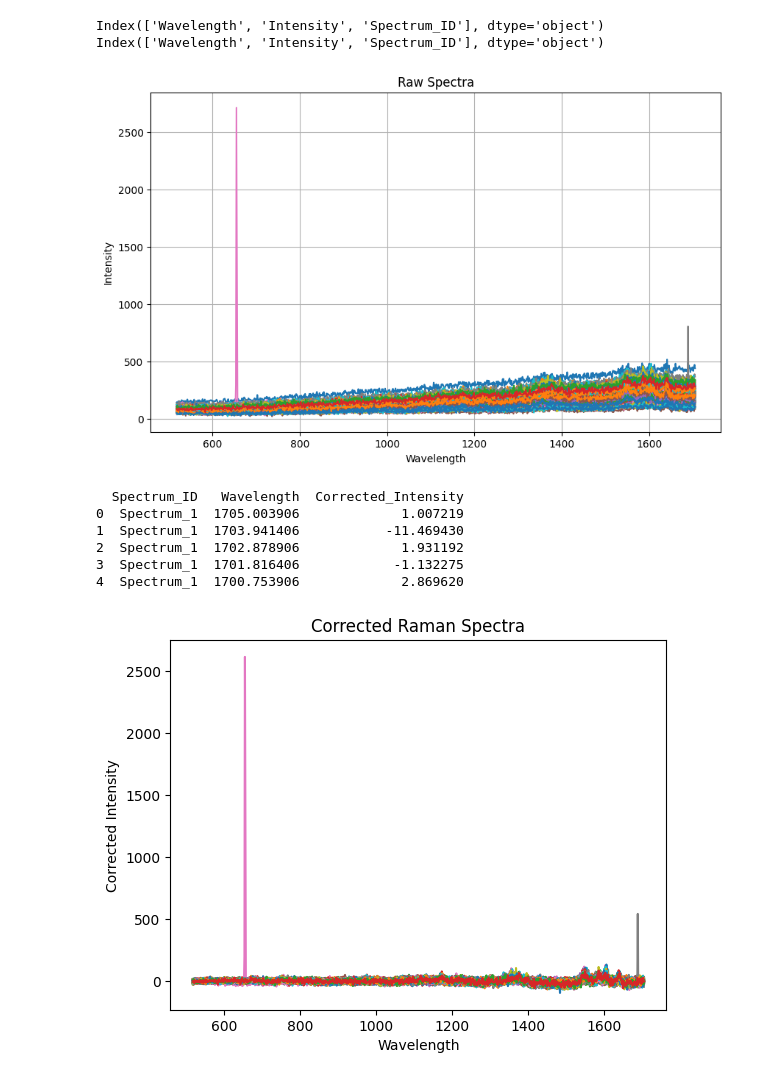
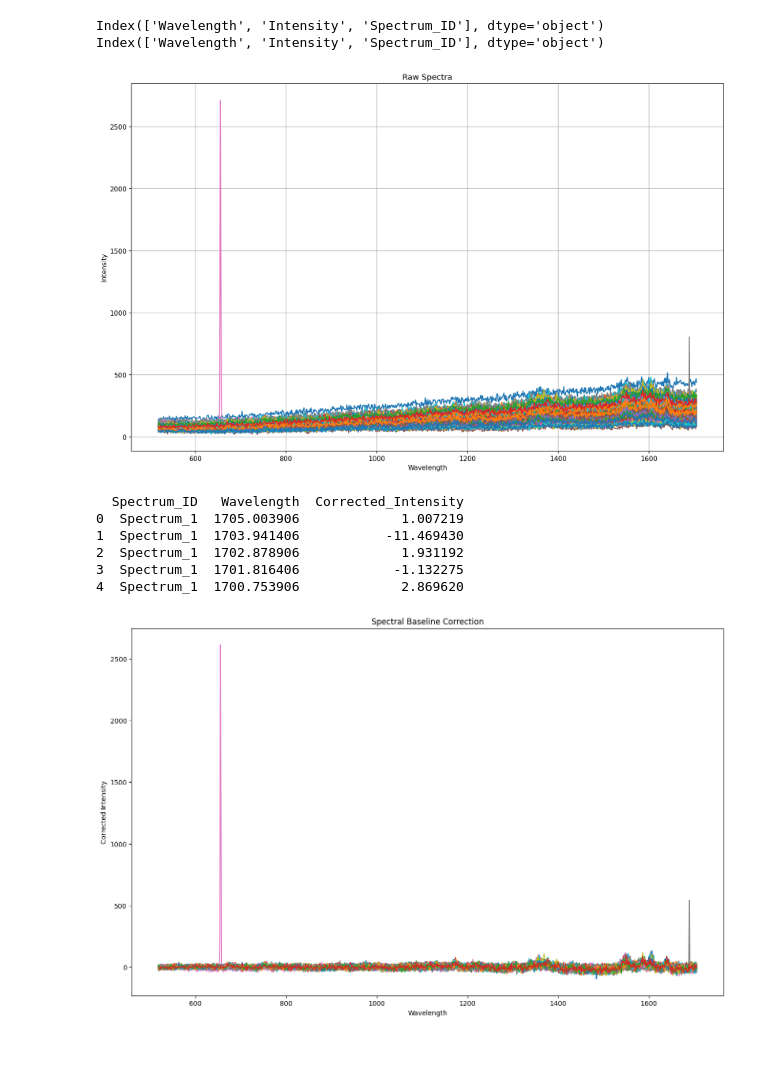
Before and after one commit to DircePineda/spectra2024, a Jupyter notebook: malaria-clean.ipynb, the cells around one changed output. Cells and saved outputs as stored; diff of their text form; code cells hidden in the pictures; blank space fills up the shorter version.

```diff
--- a/malaria-clean.ipynb
+++ b/malaria-clean.ipynb
@@ -42,7 +42,8 @@ print(all_spectra_id.columns)
 print(spectrum.columns)
 
 # Plot
-plt.figure(figsize=(10, 6))
+plt.figure(figsize=(16, 10), dpi=150)
+
 for spectrum_id in all_spectra_id['Spectrum_ID'].unique():
     spectrum_data = all_spectra_id[all_spectra_id['Spectrum_ID'] == spectrum_id]
     plt.plot(spectrum_data['Wavelength'], spectrum_data['Intensity'], label=f'Spectrum {spectrum_id}')
@@ -55,7 +56,7 @@ plt.show()
 # %% [output]
 Index(['Wavelength', 'Intensity', 'Spectrum_ID'], dtype='object')
 Index(['Wavelength', 'Intensity', 'Spectrum_ID'], dtype='object')
-[figure, old version]
+[figure, new version]
 # %%
 # 2) BASELINE CORRECTION
 import numpy as np
@@ -113,38 +114,38 @@ for Spectrum_ID in df['Spectrum_ID'].unique():
     # Append corrected spectrum DataFrame to the list
     dfs.append(corrected_baseline_df)
 
 # Concatenate all DataFrames into a single
 combined_df = pd.concat(dfs, ignore_index=True)
 
 # Save combined DataFrame in one file
 combined_df.to_csv("combined_file.csv", index=False)
 
 # Print first few rows
 print(combined_df.head())
 
-# Choose quantity to plot
+# Plot
+plt.figure(figsize=(16, 10), dpi=100)
+
 num_spectra_to_plot = 135
 for spectrum_id in combined_df['Spectrum_ID'].unique()[:num_spectra_to_plot]:
     # Extract data for current spectrum
     spectrum_data = combined_df[combined_df['Spectrum_ID'] == spectrum_id]
     wavenumbers = spectrum_data['Wavelength']
     corrected_intensity = spectrum_data['Corrected_Intensity']
-
-    # Plot
     plt.plot(wavenumbers, corrected_intensity, label=f'Spectrum {spectrum_id}')
 
 plt.xlabel('Wavelength')
 plt.ylabel('Corrected Intensity')
-plt.title('Corrected Raman Spectra')
+plt.title('Spectral Baseline Correction')
 plt.show()
 # %% [output]
   Spectrum_ID   Wavelength  Corrected_Intensity
 0  Spectrum_1  1705.003906             1.007219
 1  Spectrum_1  1703.941406           -11.469430
 2  Spectrum_1  1702.878906             1.931192
 3  Spectrum_1  1701.816406            -1.132275
 4  Spectrum_1  1700.753906             2.869620
-[figure, old version]
+[figure, new version]
 # %%
 # 3) COSMIC RAYS REMOVAL
 import pandas as pd
```
Also changed, not shown: parts of 2 cells of this notebook.
